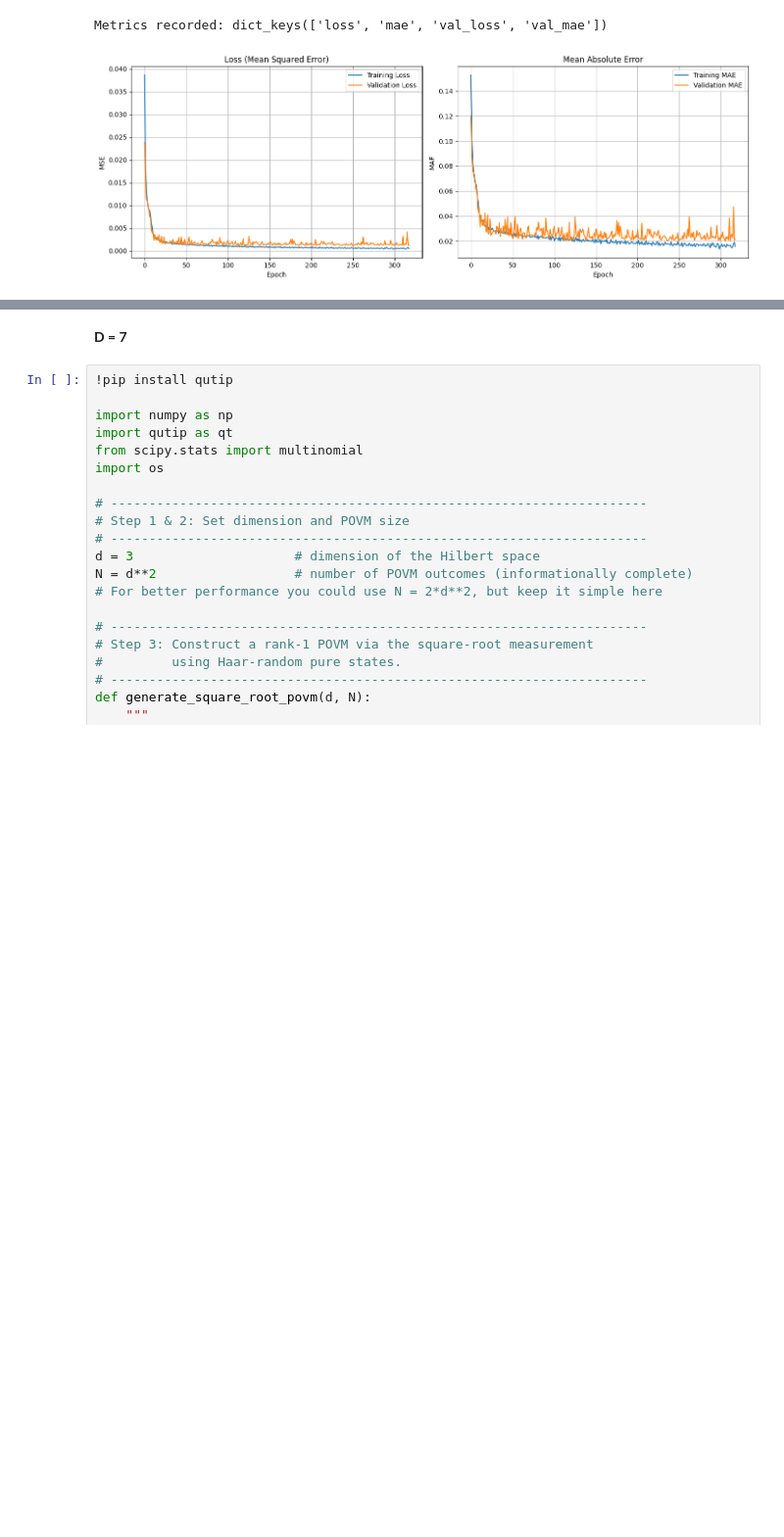
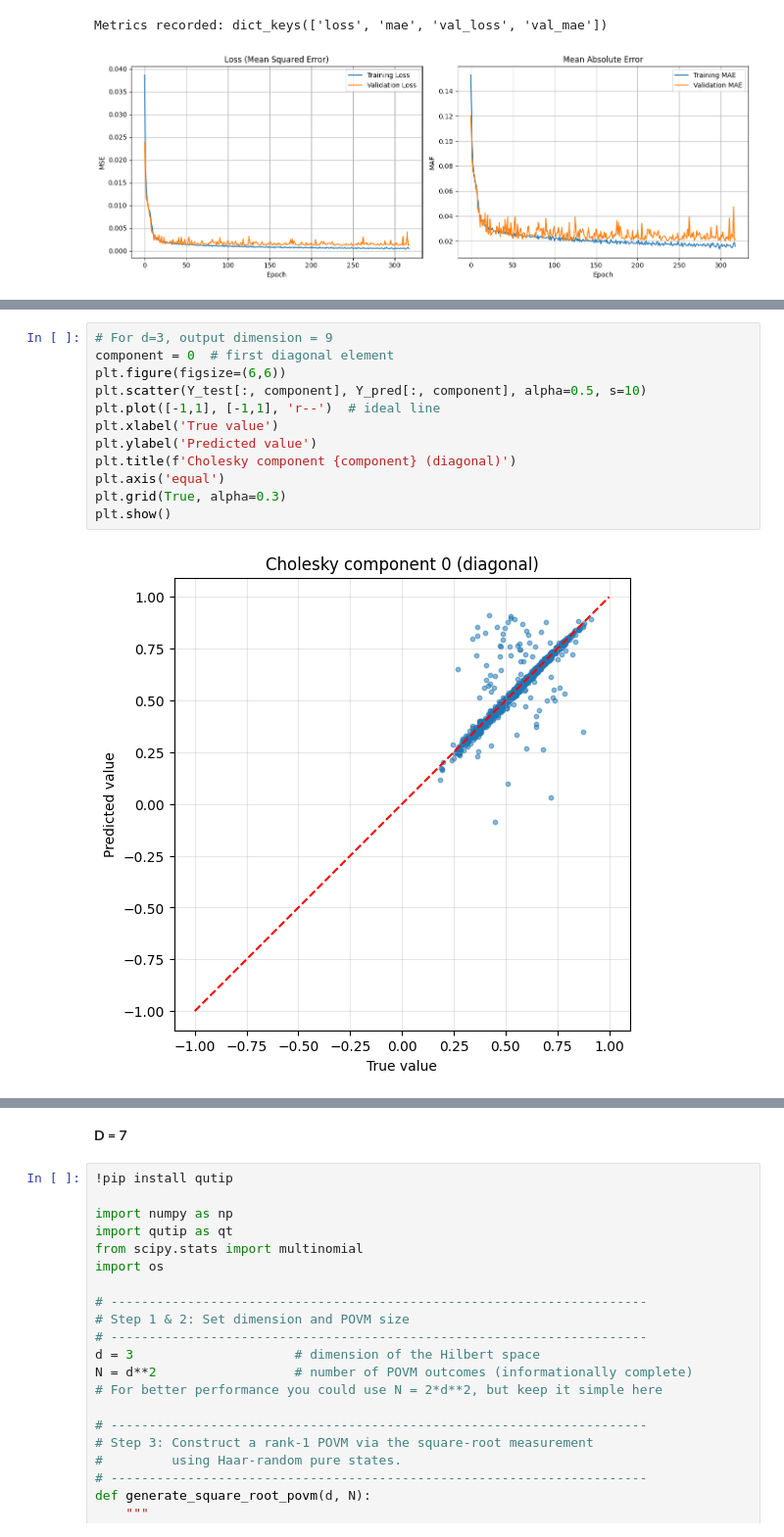
Before and after one commit to isithadinujaya/Quantum-Tomogrophy-Using-ML, a Jupyter notebook: gamma-adversarial-attacked-qst-neural-network.ipynb, the cells around one changed output, grey strips where cells are left out. Shown at 98% size. Saved outputs shown, nothing was run; the diff lists cells and outputs as text; blank space fills up the shorter version.

```diff
--- a/gamma-adversarial-attacked-qst-neural-network.ipynb
+++ b/gamma-adversarial-attacked-qst-neural-network.ipynb
@@ -241,0 +311,14 @@ Metrics recorded: dict_keys(['loss', 'mae', 'val_loss', 'val_mae'])
+# %%
+# For d=3, output dimension = 9
+component = 0  # first diagonal element
+plt.figure(figsize=(6,6))
+plt.scatter(Y_test[:, component], Y_pred[:, component], alpha=0.5, s=10)
+plt.plot([-1,1], [-1,1], 'r--')  # ideal line
+plt.xlabel('True value')
+plt.ylabel('Predicted value')
+plt.title(f'Cholesky component {component} (diagonal)')
+plt.axis('equal')
+plt.grid(True, alpha=0.3)
+plt.show()
+# %% [output]
+[figure, added]
```
Also changed, not shown: parts of 2 cells of this notebook.
